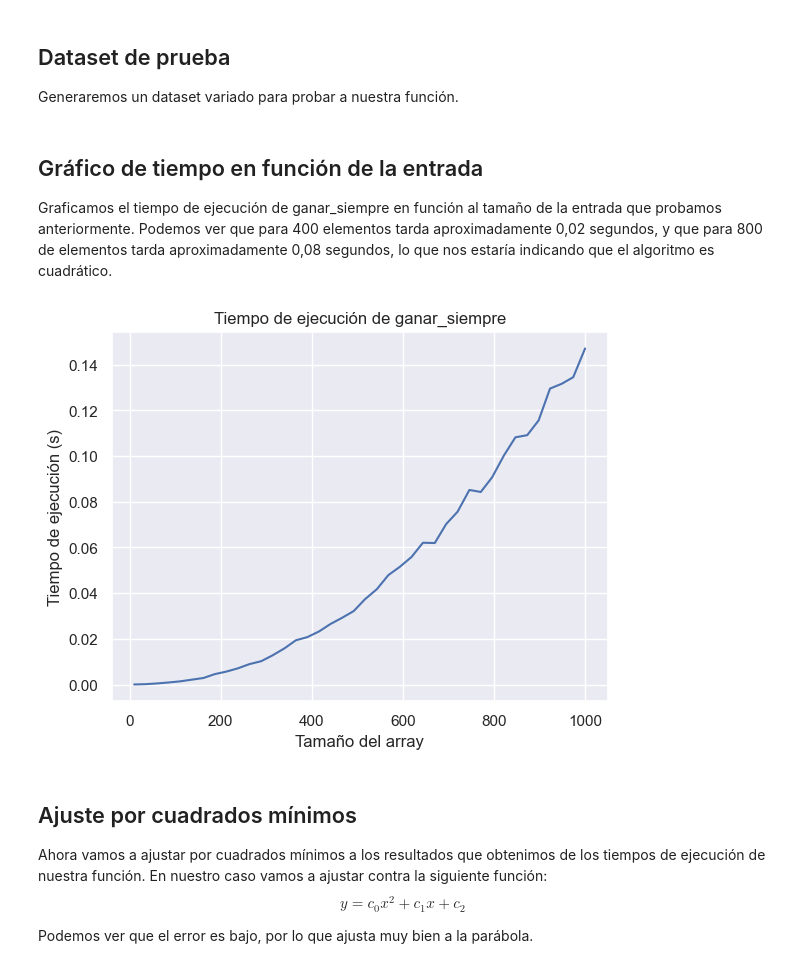
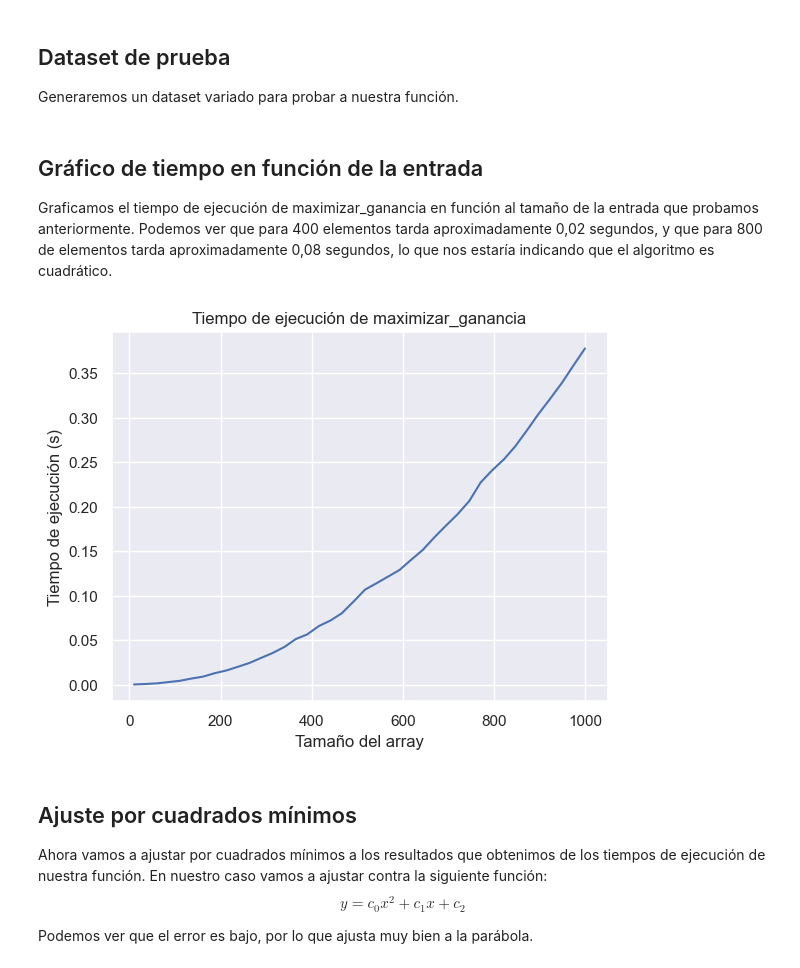
Before and after one commit to alejofabregas/TP2-TDA, a Jupyter notebook: analisis_complejidad.ipynb, the cells around one changed output. Saved outputs shown, nothing was run; the diff lists cells and outputs as text; code cells hidden in the pictures.

```diff
--- a/analisis_complejidad.ipynb
+++ b/analisis_complejidad.ipynb
@@ -47,21 +47,21 @@ x = np.linspace(10, 1_000, 40).astype(int)
 
 # Usamos la función time_algorithm de utils que prueba la función para las distintas entradas
 # Devuelve el tiempo que tarda para cada tamaño de entrada
-results = time_algorithm(ganar_siempre, x, lambda s: [get_random_array(s)])
+results = time_algorithm(maximizar_ganancia, x, lambda s: [get_random_array(s)])
 # %% [markdown]
 ## Gráfico de tiempo en función de la entrada
 
-Graficamos el tiempo de ejecución de ganar_siempre en función al tamaño de la entrada que probamos anteriormente. Podemos ver que para 400 elementos tarda aproximadamente 0,02 segundos, y que para 800 de elementos tarda aproximadamente 0,08 segundos, lo que nos estaría indicando que el algoritmo es cuadrático.
+Graficamos el tiempo de ejecución de maximizar_ganancia en función al tamaño de la entrada que probamos anteriormente. Podemos ver que para 400 elementos tarda aproximadamente 0,02 segundos, y que para 800 de elementos tarda aproximadamente 0,08 segundos, lo que nos estaría indicando que el algoritmo es cuadrático.
 # %%
 ax: plt.Axes
 fig, ax = plt.subplots()
 ax.plot(x, [results[i] for i in x], label="Medición")
-ax.set_title('Tiempo de ejecución de ganar_siempre')
+ax.set_title('Tiempo de ejecución de maximizar_ganancia')
 ax.set_xlabel('Tamaño del array')
 ax.set_ylabel('Tiempo de ejecución (s)')
 None
 # %% [output]
-[figure, old version]
+[figure, new version]
 # %% [markdown]
 ## Ajuste por cuadrados mínimos
 
```
Also changed, not shown: parts of 19 cells of this notebook.
